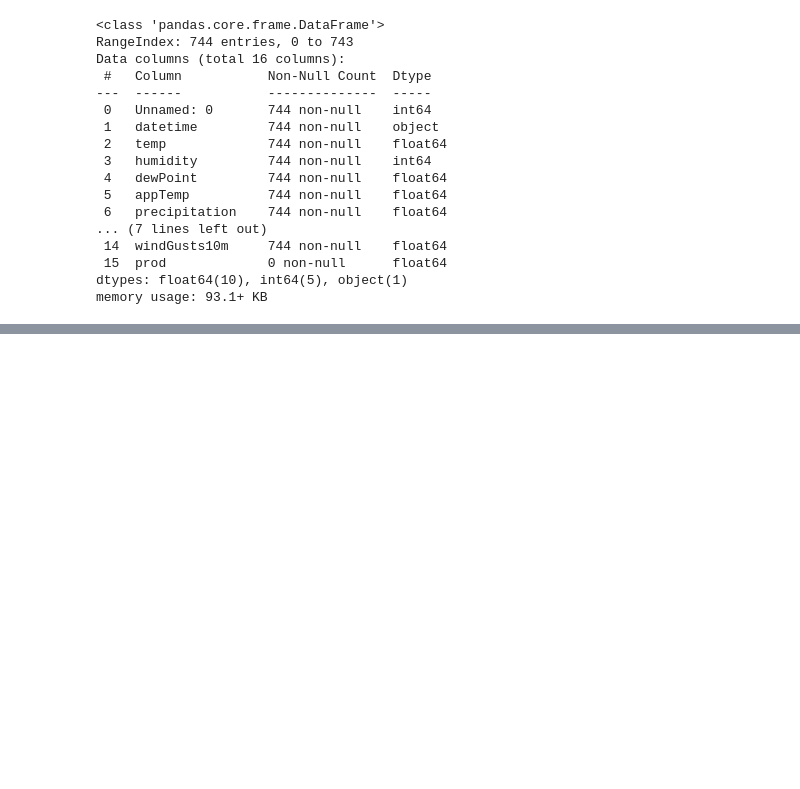
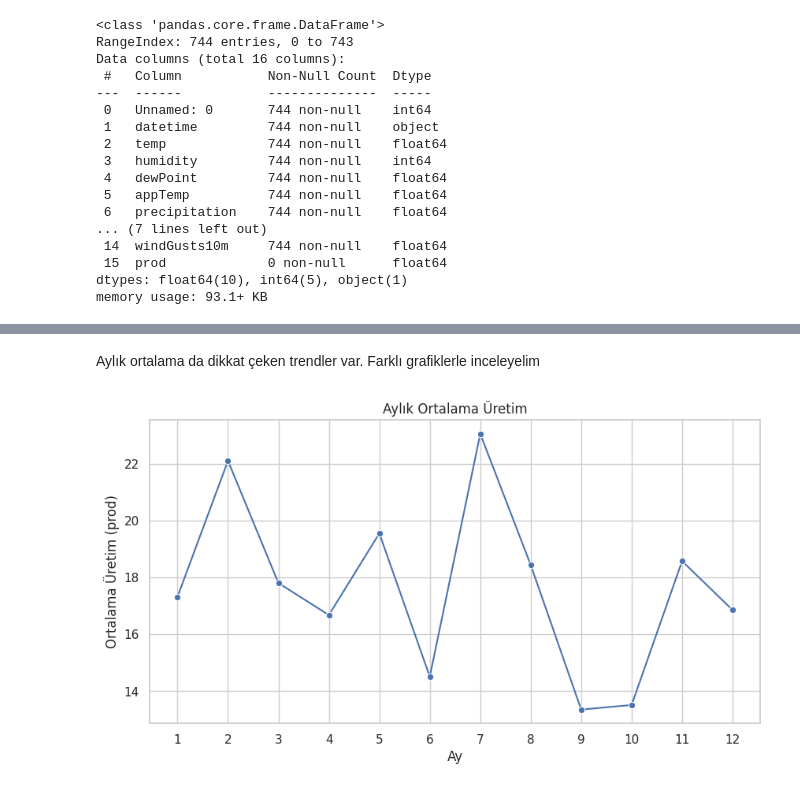
Before and after one commit to musa-fe/Machine_Learning_3, a Jupyter notebook: MachineLearning_3.ipynb, the cells around one changed output, grey strips where cells are left out. Cells and saved outputs as stored; diff of their text form; code cells hidden in the pictures; blank space fills up the shorter version.

```diff
--- a/MachineLearning_3.ipynb
+++ b/MachineLearning_3.ipynb
@@ -274,0 +214,15 @@ prod_log: 0 aykırı değer
+# %% [markdown]
+Aylık ortalama da dikkat çeken trendler var. Farklı grafiklerle inceleyelim
+# %%
+monthly_mean = train.groupby('month')['prod'].mean()
+
+plt.figure(figsize=(10, 5))
+sns.lineplot(x=monthly_mean.index, y=monthly_mean.values, marker="o")
+plt.title("Aylık Ortalama Üretim")
+plt.xlabel("Ay")
+plt.ylabel("Ortalama Üretim (prod)")
+plt.xticks(range(1, 13))
+plt.grid(True)
+plt.show()
+# %% [output]
+[figure, added]
```
Also changed, not shown: parts of 56 cells of this notebook.
